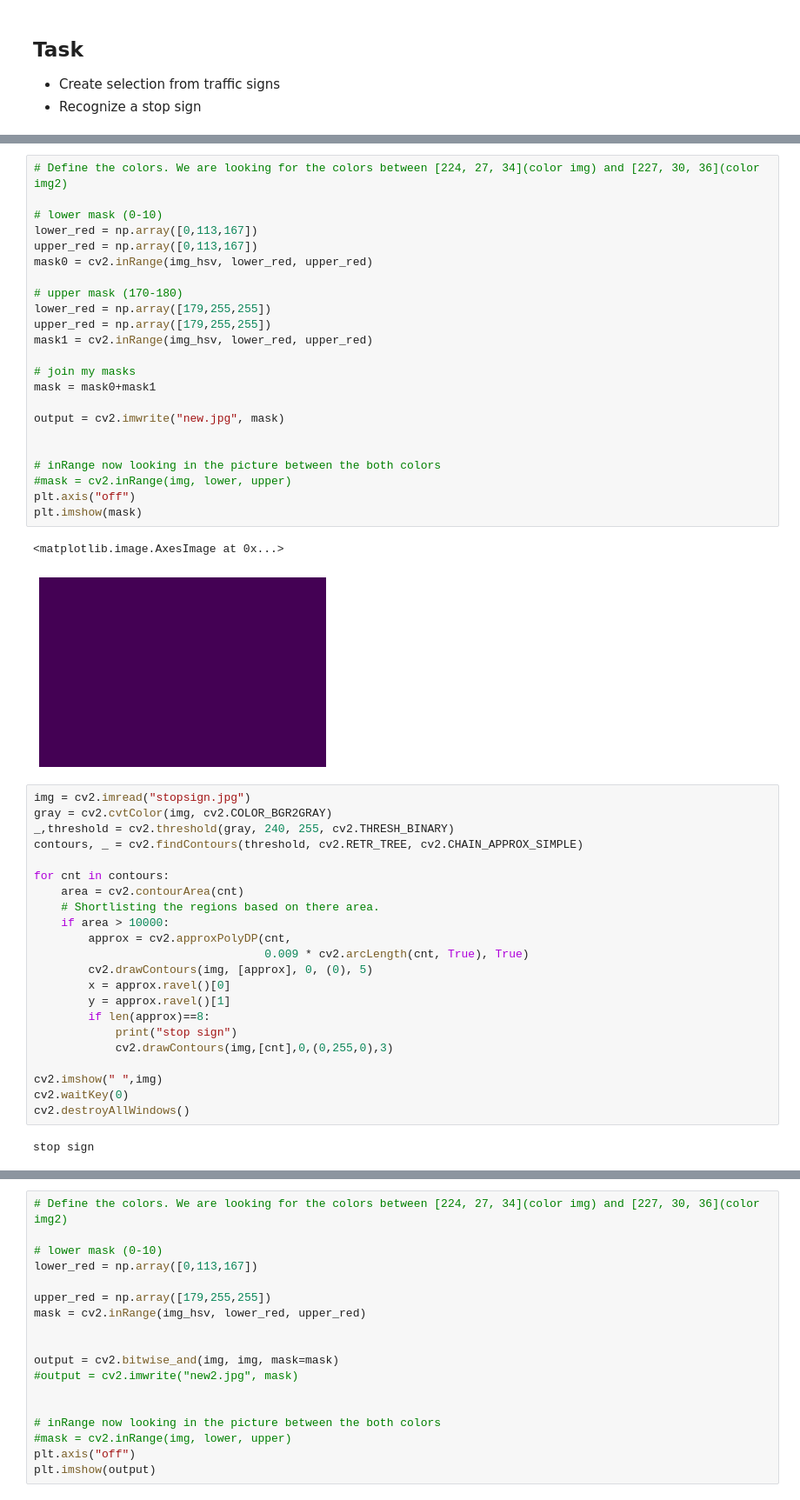
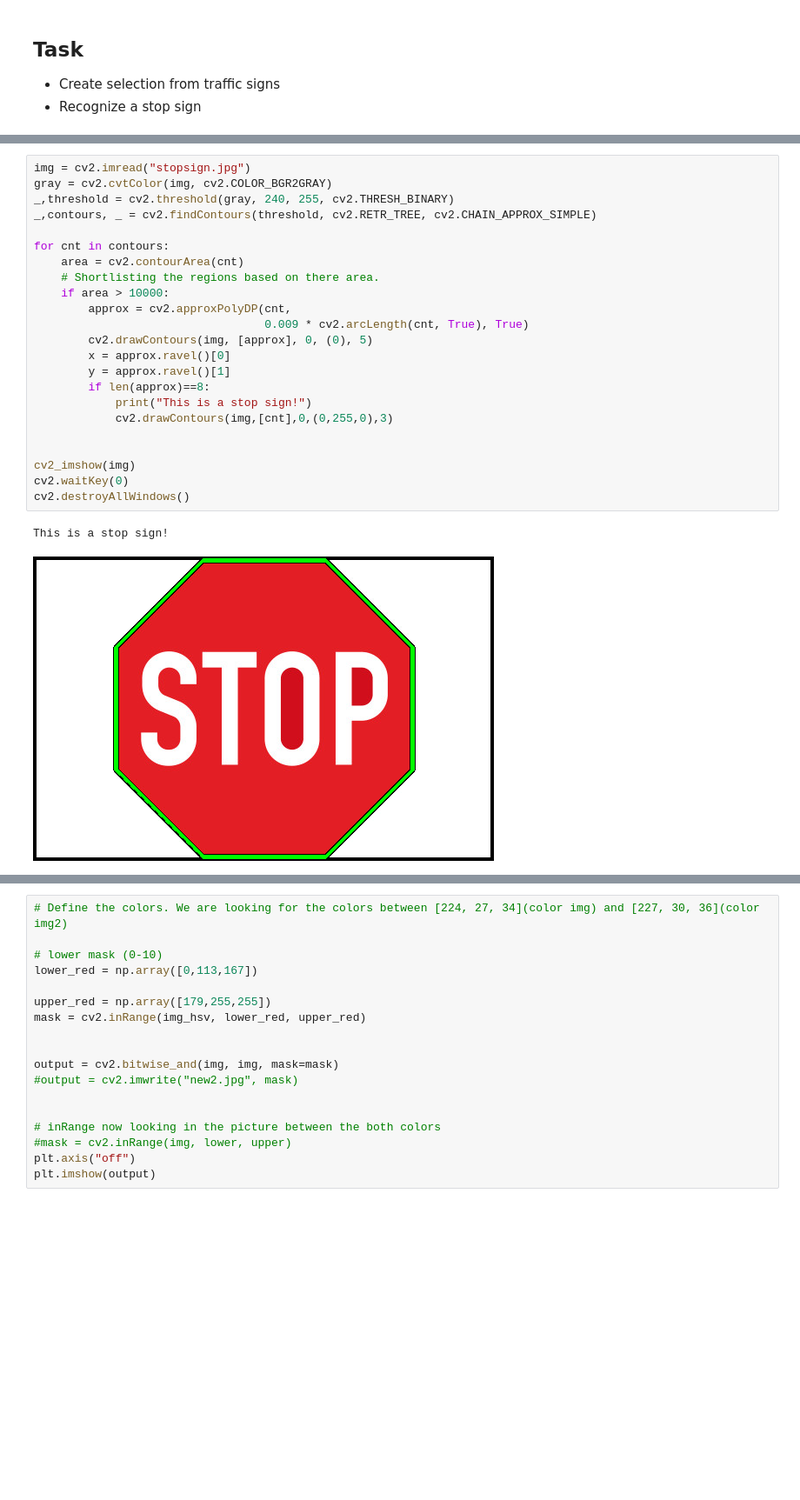
Before and after one commit to uol-mediaprocessing-201920/group-projects-traffic-signs, a Jupyter notebook: Pres_3/main_traffic_signs.ipynb, the cells around one changed output, grey strips where cells are left out. Shown at 87% size. Cells and saved outputs as stored; diff of their text form; blank space fills up the shorter version.

```diff
--- a/Pres_3/main_traffic_signs.ipynb
+++ b/Pres_3/main_traffic_signs.ipynb
@@ -112,50 +98,26 @@ cv2.destroyAllWindows()
-# %%
-# Define the colors. We are looking for the colors between [224, 27, 34](color img) and [227, 30, 36](color img2)
-
-# lower mask (0-10)
-lower_red = np.array([0,113,167])
-upper_red = np.array([0,113,167])
-mask0 = cv2.inRange(img_hsv, lower_red, upper_red)
-
-# upper mask (170-180)
-lower_red = np.array([179,255,255])
-upper_red = np.array([179,255,255])
-mask1 = cv2.inRange(img_hsv, lower_red, upper_red)
-
-# join my masks
-mask = mask0+mask1
-
-output = cv2.imwrite("new.jpg", mask)
-
-
-# inRange now looking in the picture between the both colors
-#mask = cv2.inRange(img, lower, upper)
-plt.axis("off")
-plt.imshow(mask)
-# %% [output]
-<matplotlib.image.AxesImage at 0x...>
-[figure, removed]
 # %%
 img = cv2.imread("stopsign.jpg")
 gray = cv2.cvtColor(img, cv2.COLOR_BGR2GRAY)
 _,threshold = cv2.threshold(gray, 240, 255, cv2.THRESH_BINARY)
-contours, _ = cv2.findContours(threshold, cv2.RETR_TREE, cv2.CHAIN_APPROX_SIMPLE)
+_,contours, _ = cv2.findContours(threshold, cv2.RETR_TREE, cv2.CHAIN_APPROX_SIMPLE)
 
 for cnt in contours:
     area = cv2.contourArea(cnt)
     # Shortlisting the regions based on there area.
     if area > 10000:
         approx = cv2.approxPolyDP(cnt,
                                   0.009 * cv2.arcLength(cnt, True), True)
         cv2.drawContours(img, [approx], 0, (0), 5)
         x = approx.ravel()[0]
         y = approx.ravel()[1]
         if len(approx)==8:
-            print("stop sign")
+            print("This is a stop sign!")
             cv2.drawContours(img,[cnt],0,(0,255,0),3)
 
-cv2.imshow(" ",img)
+
+cv2_imshow(img)
 cv2.waitKey(0)
 cv2.destroyAllWindows()
 # %% [output]
-stop sign
+This is a stop sign!
+[figure, added]
```
Also changed, not shown: parts of 11 cells of this notebook.
